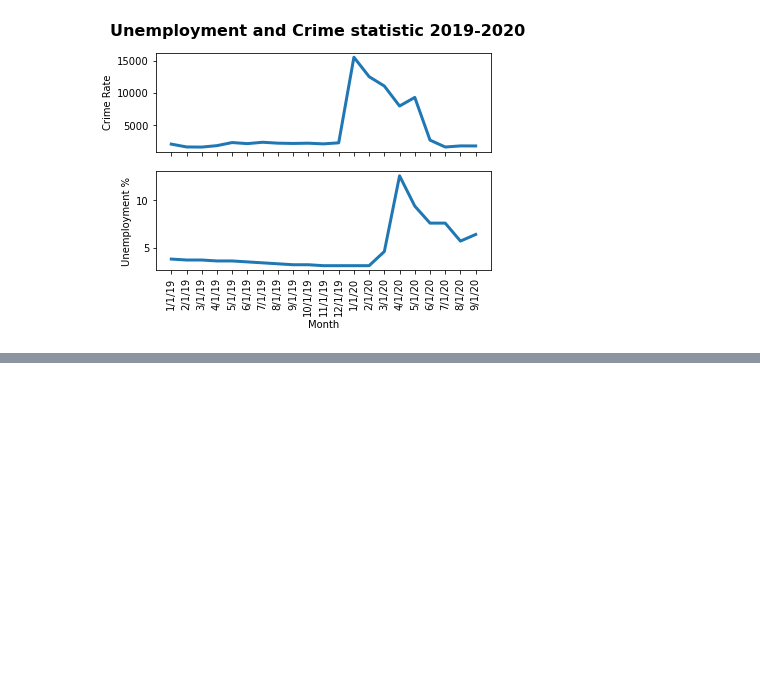
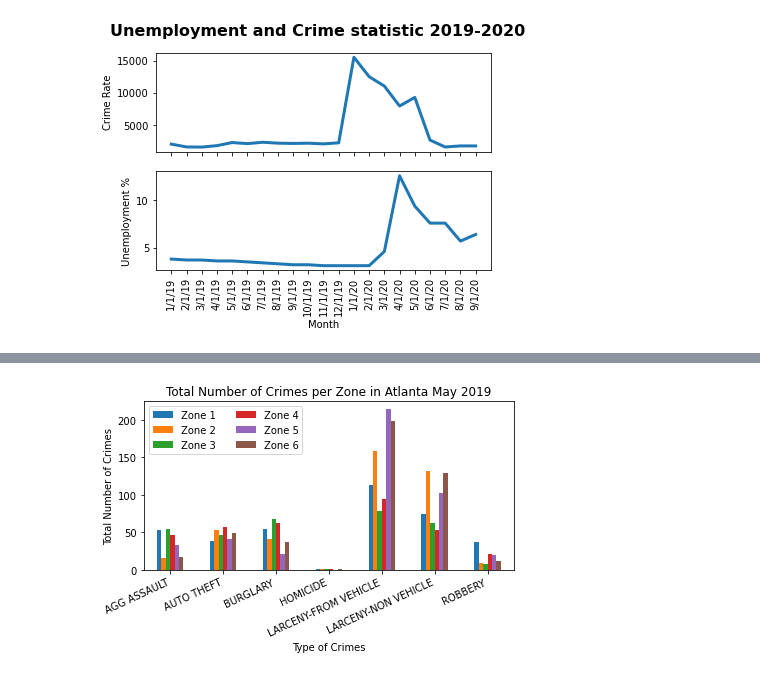
Before and after one commit to lrios215/project_1, a Jupyter notebook: Project1.ipynb, the cells around one changed output, grey strips where cells are left out. Saved outputs shown, nothing was run; the diff lists cells and outputs as text; code cells hidden in the pictures; blank space fills up the shorter version.

```diff
--- a/Project1.ipynb
+++ b/Project1.ipynb
@@ -239,0 +314,16 @@ plt.show()
+# %%
+#Creating a new DF with all zones for 2019
+all_zones_2019 = pd.DataFrame ({"Zone1_19": zone1_total_crimes,
+                               "Zone2_19": zone2_total_crimes,
+                               "Zone3_19": zone3_total_crimes,
+                               "Zone3_19": zone3_total_crimes,
+                               "Zone4_19": zone4_total_crimes,
+                               "Zone5_19": zone5_total_crimes,
+                               "Zone6_19": zone6_total_crimes})
+
+all_zones_2019.index.name = "Crime Type"
+
+#remove NaN
+all_zones_2019['Zone5_19']=all_zones_2019['Zone5_19'].fillna(0)
+
+all_zones_2019
@@ -239,0 +432,17 @@ plt.show()
+# %%
+#Bar chart with zones May 2019
+zones_may2019_chart = all_zones_2019.plot(kind='bar', rot=25)
+
+#labels
+zones_may2019_chart.set_xlabel("Type of Crimes")
+zones_may2019_chart.set_ylabel("Total Number of Crimes")
+zones_may2019_chart.set_title("Total Number of Crimes per Zone in Atlanta May 2019")
+
+plt.tight_layout()
+plt.gca().legend(["Zone 1", "Zone 2", "Zone 3", "Zone 4", "Zone 5", "Zone 6"],ncol =2);
+
+plt.xticks(ha='right')
+
+plt.show()
+# %% [output]
+[figure, added]
```
Also changed, not shown: parts of 34 cells of this notebook, 19 other files.
